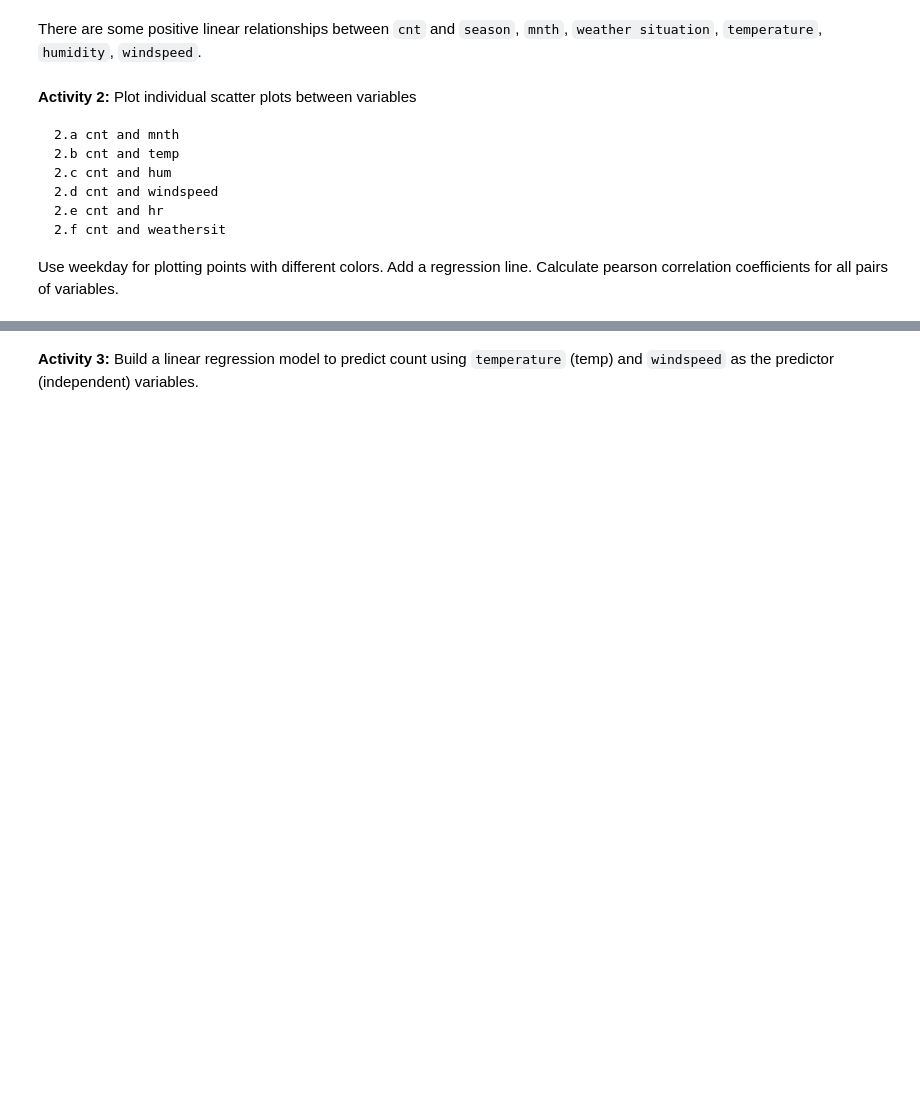
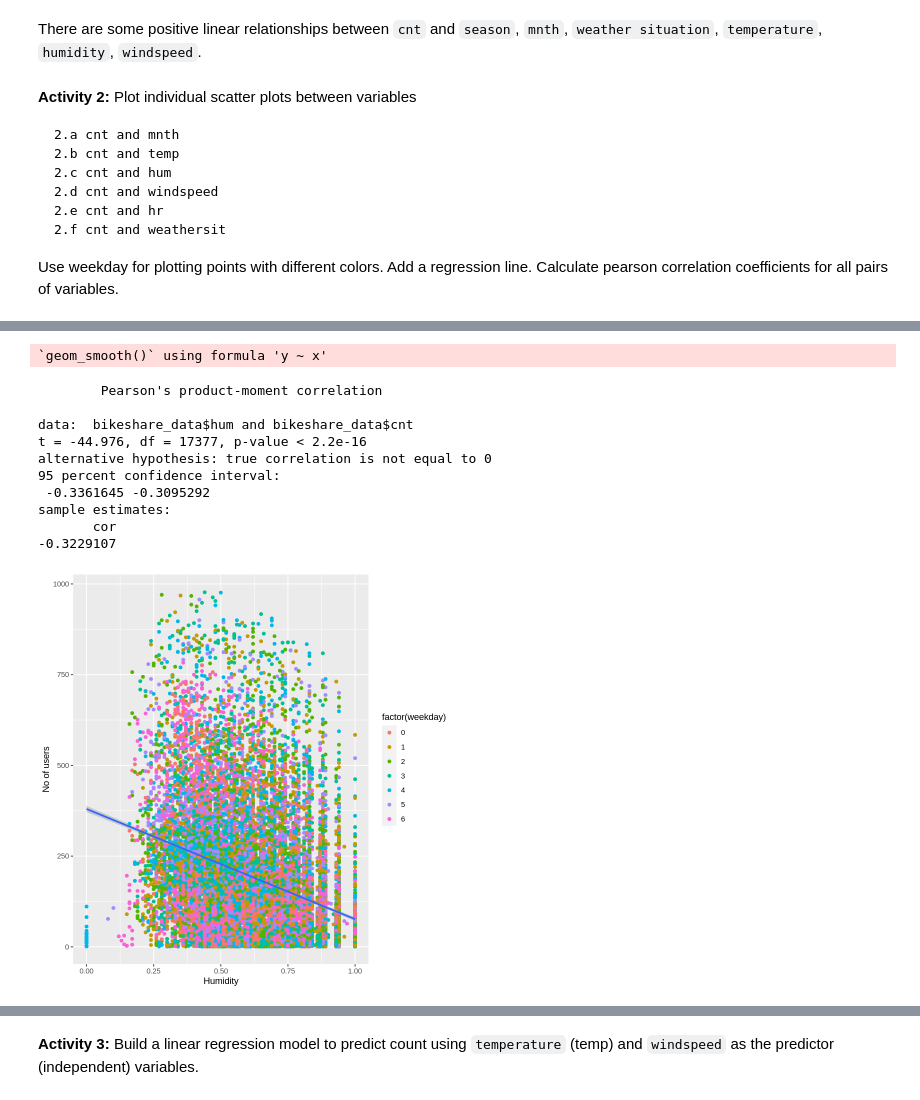
Before and after one commit to SteeltownRiot/DSA, a Jupyter notebook: DSA-7020 Stats for Data Analysis/Module 2 - Multivariate Data/Practices/Practice_Multivariate.ipynb, the cells around one changed output, grey strips where cells are left out. Saved outputs shown, nothing was run; the diff lists cells and outputs as text; code cells hidden in the pictures; blank space fills up the shorter version.

```diff
--- a/DSA-7020 Stats for Data Analysis/Module 2 - Multivariate Data/Practices/Practice_Multivariate.ipynb
+++ b/DSA-7020 Stats for Data Analysis/Module 2 - Multivariate Data/Practices/Practice_Multivariate.ipynb
@@ -94,8 +189,24 @@ cor.test(bikeshare_data$temp,bikeshare_data$cnt)
 # %%
 # Your code for activity 2.c goes here
-ggplot(<what goes in here>, aes(<what goes in here>) + xlab("Humidity")+ ylab("No of users") +
-    geom_point(<what goes in here>) + <what goes in here>
+ggplot(bikeshare_data, aes(x = hum, y = cnt)) +
+    xlab("Humidity") +
+    ylab("No of users") +
+    geom_point(aes(color = factor(weekday))) +
+    geom_smooth(method = lm)
 
-cor.test(bikeshare_data$hum,bikeshare_data$cnt)
+cor.test(bikeshare_data$hum, bikeshare_data$cnt)
+# %% [output]
+`geom_smooth()` using formula 'y ~ x'
+        Pearson's product-moment correlation
+
+data:  bikeshare_data$hum and bikeshare_data$cnt
+t = -44.976, df = 17377, p-value < 2.2e-16
+alternative hypothesis: true correlation is not equal to 0
+95 percent confidence interval:
+ -0.3361645 -0.3095292
+sample estimates:
+       cor
+-0.3229107
+[figure, added]
 # %%
 # Your code for activity 2.d goes here
```
Also changed, not shown: parts of 12 cells of this notebook, 1 other file.
